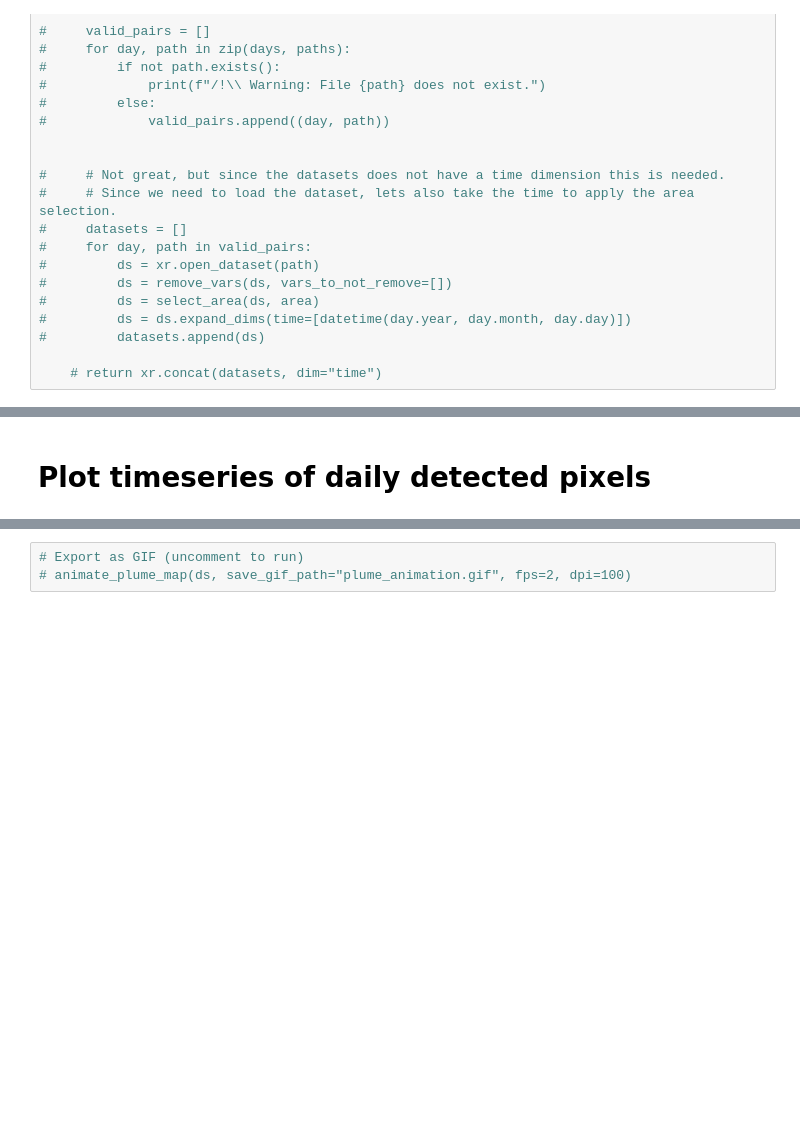
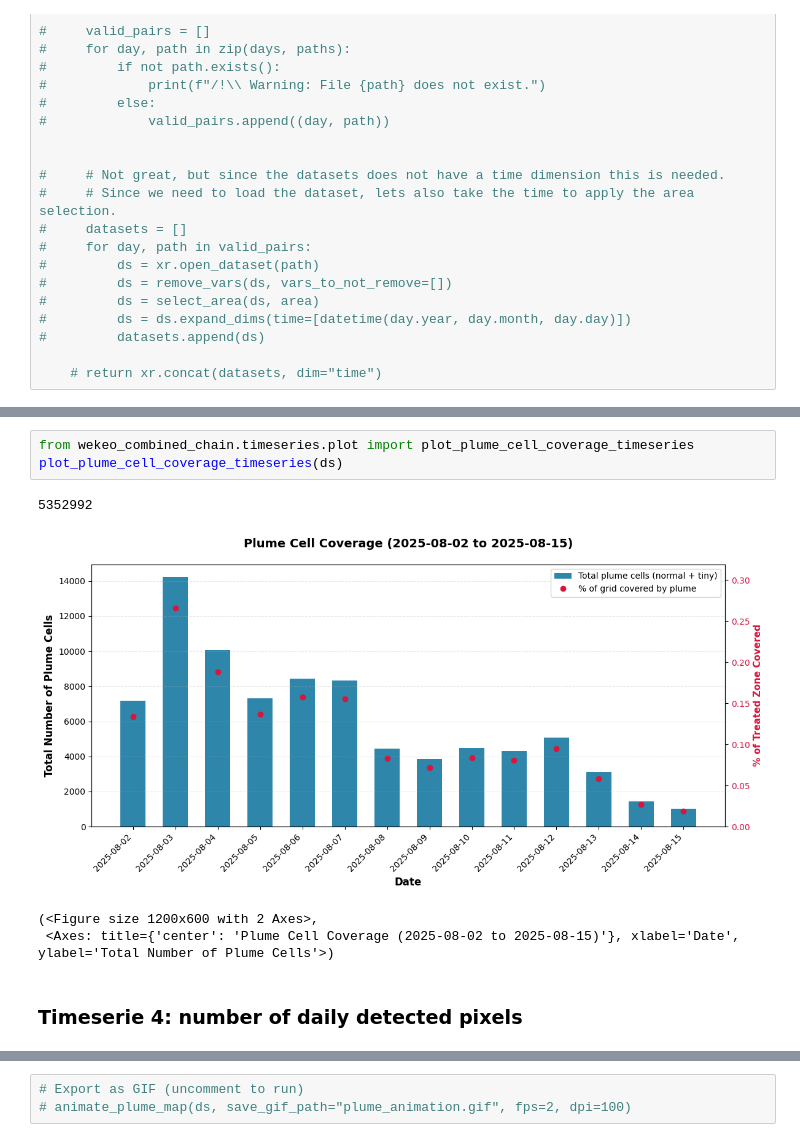
Before and after one commit to hygeos/wekeo_combined_chain, a Jupyter notebook: notebooks/demo_time.ipynb, the cells around one changed output, grey strips where cells are left out. Drawn from its saved outputs; the diff is of its cells as text; blank space fills up the shorter version.

```diff
--- a/notebooks/demo_time.ipynb
+++ b/notebooks/demo_time.ipynb
@@ -178,5 +359,13 @@ fig, ax = plot_plume_pixels_timeseries(ds, plume_size="tiny")
+# %%
+from wekeo_combined_chain.timeseries.plot import plot_plume_cell_coverage_timeseries
+plot_plume_cell_coverage_timeseries(ds)
+# %% [output]
+5352992
+[figure, added]
+(<Figure size 1200x600 with 2 Axes>,
+ <Axes: title={'center': 'Plume Cell Coverage (2025-08-02 to 2025-08-15)'}, xlabel='Date', ylabel='Total Number of Plume Cells'>)
 # %% [markdown]
-# Plot timeseries of daily detected pixels
+### Timeserie 4: number of daily detected pixels
 # %%
 from wekeo_combined_chain.timeseries.plot import plot_detected_pixels_timeseries
 
```
Also changed, not shown: parts of 40 cells of this notebook, 6 other files.
